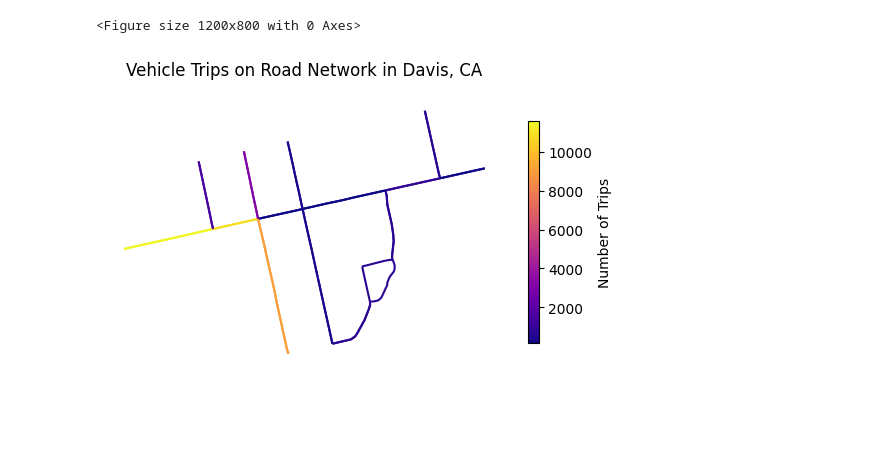
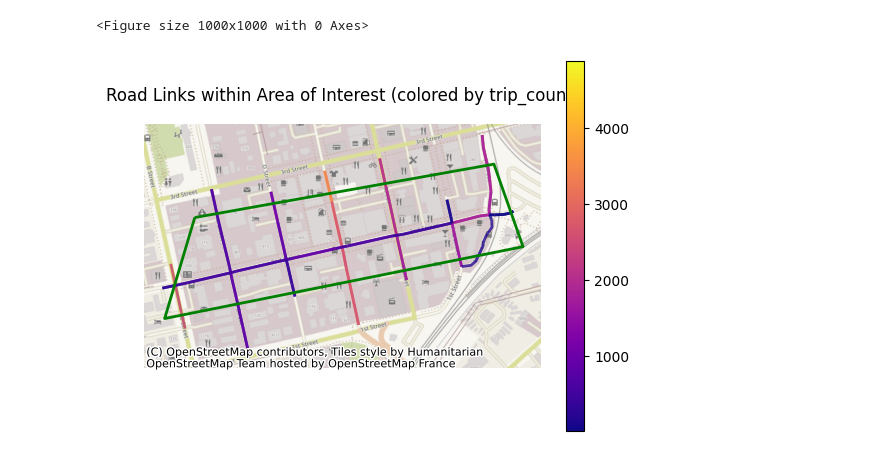
Before and after one commit to manpazito/itc_2025, a Jupyter notebook: traffic_generation/VehicleInputs.ipynb, the cells around one changed output. Drawn from its saved outputs; the diff is of its cells as text; code cells hidden in the pictures; blank space fills up the shorter version.

Commit message:
Updated link data

```diff
--- a/traffic_generation/VehicleInputs.ipynb
+++ b/traffic_generation/VehicleInputs.ipynb
@@ -17,3 +9,6 @@ car_trips = traffic_data[traffic_data['primary_mode'].str.contains('auto')]
+# %%
+auto_link_gdf = gpd.read_file('replica-auto-network_link_layer.geojson')
+bike_link_gdf = gpd.read_file('replica-bike-network_link_layer.geojson')
 # %%
 ### Area of Interest for Project Prompt ###
 # this is copy & pasted from Lat-Lon format in Google Maps
@@ -86,13 +43,26 @@ sources made. length 49
-# %%
-edges_in_davis=edges_df.sjoin(aoi, how="inner", predicate="intersects")
-edges_in_davis_nonzero = edges_in_davis[edges_in_davis["usage"] > 0]
-plt.figure(figsize=(12, 8))
-edges_in_davis_nonzero.plot(column="usage", cmap="plasma", legend=True
-                            , legend_kwds={'label': "Number of Trips", 'shrink': 0.6})
-plt.title("Vehicle Trips on Road Network in Davis, CA")
-
-plt.axis("off")
-plt.show()
-# %% [output]
-<Figure size 1200x800 with 0 Axes>
-[figure, removed]
+# %%
+# Spatial join: keep only links that intersect the AOI
+auto_links_in_aoi = gpd.sjoin(auto_link_gdf, aoi, how="inner", predicate="intersects")
+
+# Reproject to Web Mercator (EPSG:3857) for contextily basemap plotting
+links_plot = auto_links_in_aoi.to_crs(epsg=3857)
+aoi_plot = aoi.to_crs(epsg=3857)
+residential_aoi_links = links_plot[
+    (links_plot["highway"] == "residential")
+    | (links_plot["highway"] == "tertiary")
+    | (links_plot["highway"] == "secondary")
+]
+
+# Plot links colored by trip_count with AOI boundary and basemap
+plt.figure(figsize=(10, 10))
+ax = residential_aoi_links.plot(
+    column="trip_count", cmap="plasma", legend=True, alpha=0.8, linewidth=2
+)
+aoi_plot.boundary.plot(ax=ax, color="green", linewidth=2)
+ctx.add_basemap(ax, crs="EPSG:3857")
+ax.set_title("Road Links within Area of Interest (colored by trip_count)")
+ax.set_axis_off()
+plt.show()
+# %% [output]
+<Figure size 1000x1000 with 0 Axes>
+[figure, added]
```
Also changed, not shown: parts of 7 cells of this notebook, 4 other files.
